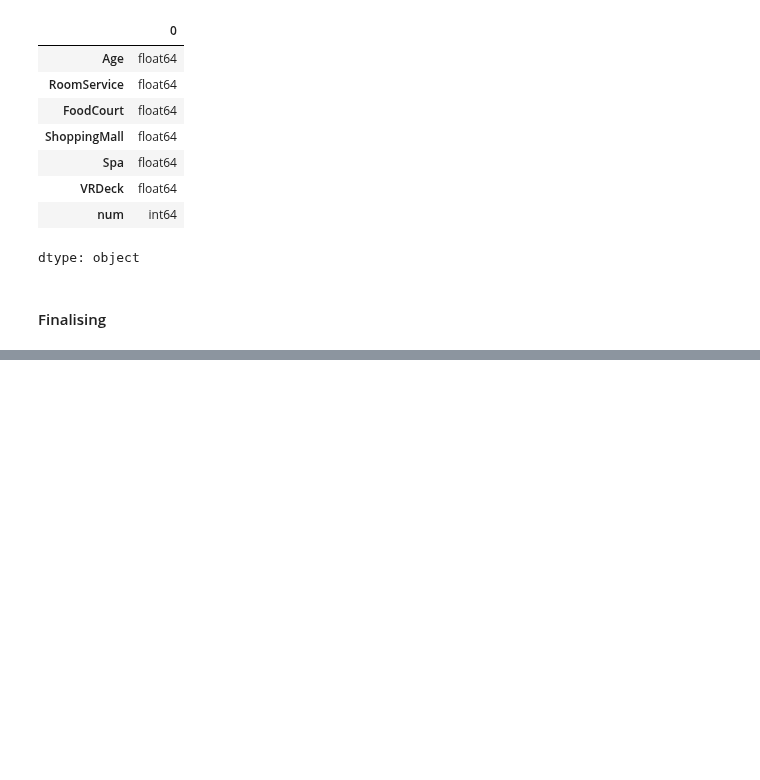
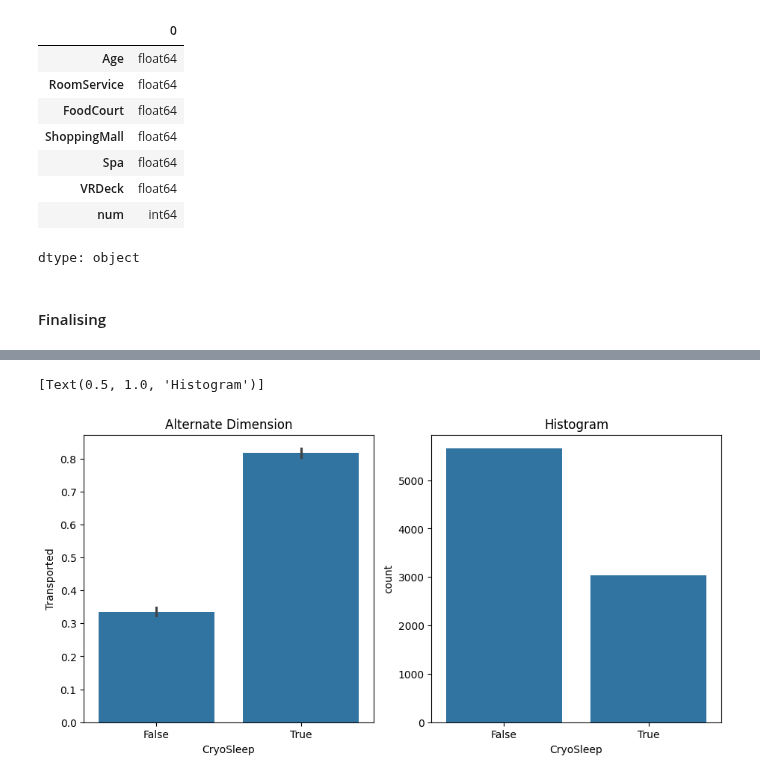
Before and after one commit to frank-895/machine_learning_journey, a Jupyter notebook: random_forests/random_forest.ipynb, the cells around one changed output, grey strips where cells are left out. Saved outputs shown, nothing was run; the diff lists cells and outputs as text; code cells hidden in the pictures; blank space fills up the shorter version.

```diff
--- a/random_forests/random_forest.ipynb
+++ b/random_forests/random_forest.ipynb
@@ -236,0 +283,9 @@ def preprocessing(df):
+# %%
+import seaborn as sns
+
+fig,axs = plt.subplots(1,2, figsize=(11,5))
+sns.barplot(data=df, y="Transported", x="CryoSleep", ax=axs[0]).set(title="Alternate Dimension")
+sns.countplot(data=df, x="CryoSleep", ax=axs[1]).set(title="Histogram")
+# %% [output]
+[Text(0.5, 1.0, 'Histogram')]
+[figure, added]
```
Also changed, not shown: parts of 22 cells of this notebook.
